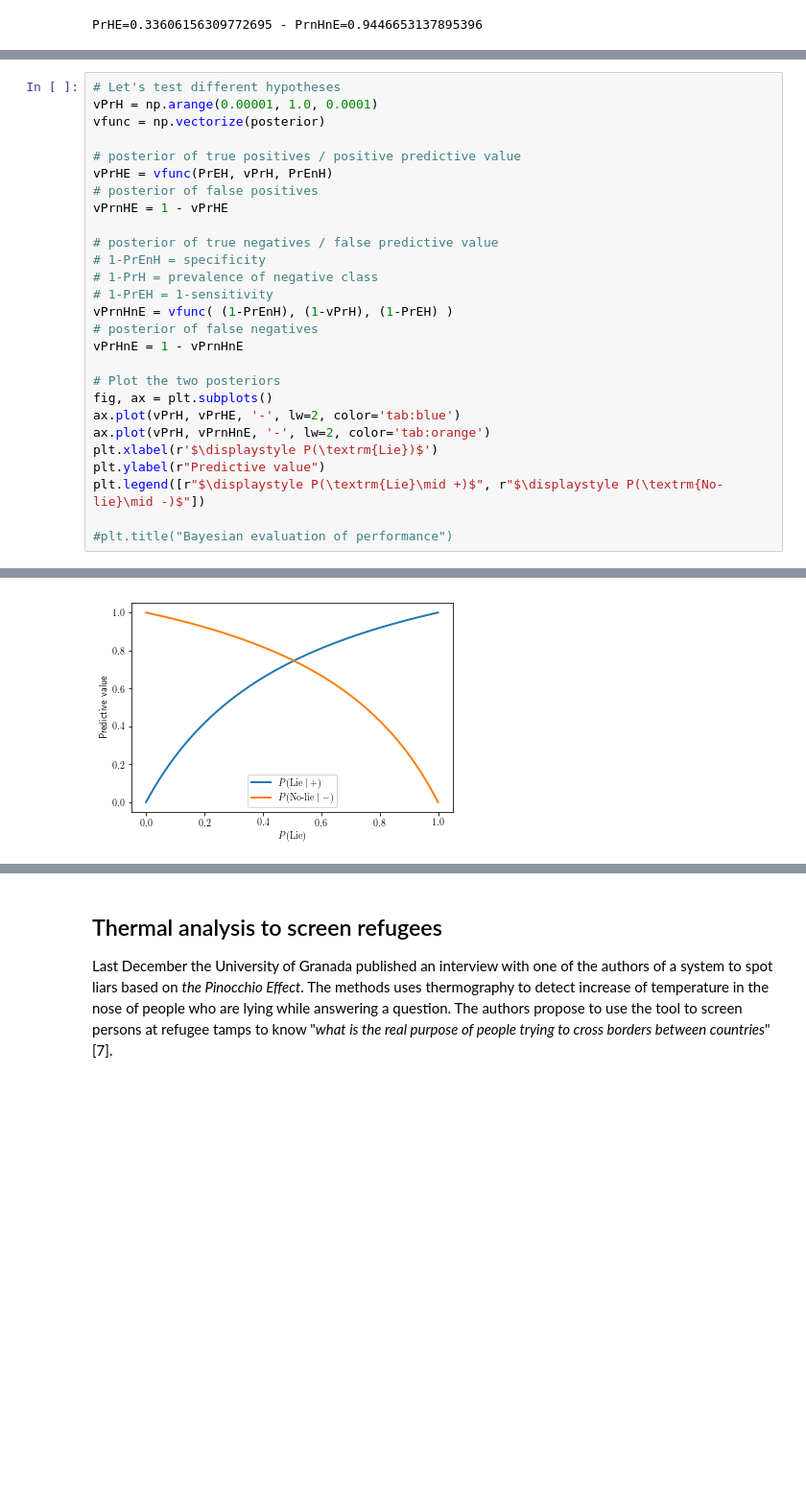
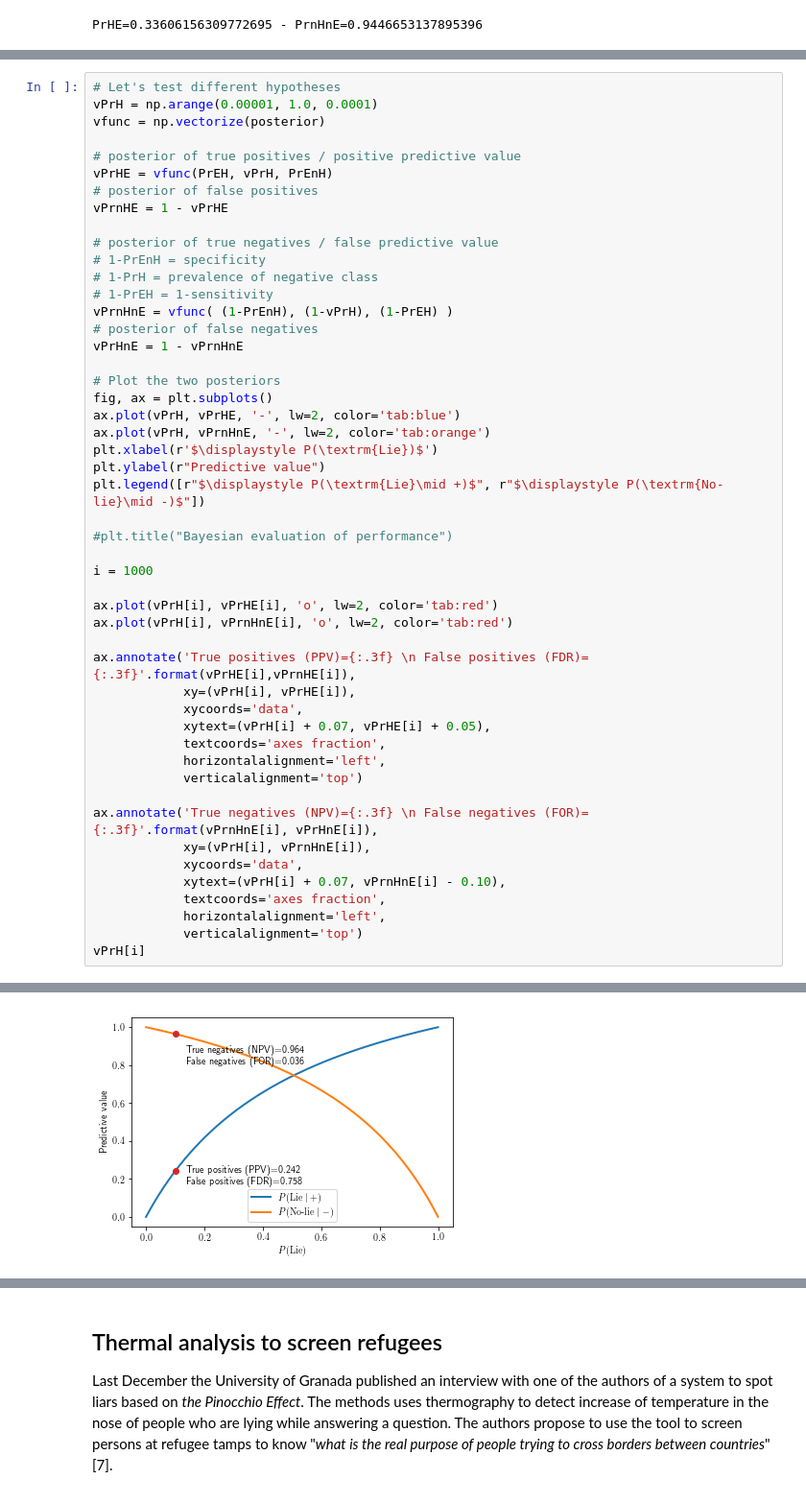
Before and after one commit to javism/bayesian-performance, a Jupyter notebook: bayesian-analysis.ipynb, the cells around one changed output, grey strips where cells are left out. Shown at 96% size. Cells and saved outputs as stored; diff of their text form; blank space fills up the shorter version.

```diff
--- a/bayesian-analysis.ipynb
+++ b/bayesian-analysis.ipynb
@@ -185,4 +185,26 @@ plt.ylabel(r"Predictive value")
 plt.legend([r"$\displaystyle P(\textrm{Lie}\mid +)$", r"$\displaystyle P(\textrm{No-lie}\mid -)$"])
 
 #plt.title("Bayesian evaluation of performance")
+
+i = 1000
+
+ax.plot(vPrH[i], vPrHE[i], 'o', lw=2, color='tab:red')
+ax.plot(vPrH[i], vPrnHnE[i], 'o', lw=2, color='tab:red')
+
+ax.annotate('True positives (PPV)={:.3f} \n False positives (FDR)={:.3f}'.format(vPrHE[i],vPrnHE[i]),
+            xy=(vPrH[i], vPrHE[i]),
+            xycoords='data',
+            xytext=(vPrH[i] + 0.07, vPrHE[i] + 0.05),
+            textcoords='axes fraction',
+            horizontalalignment='left',
+            verticalalignment='top')
+
+ax.annotate('True negatives (NPV)={:.3f} \n False negatives (FOR)={:.3f}'.format(vPrnHnE[i], vPrHnE[i]),
+            xy=(vPrH[i], vPrnHnE[i]),
+            xycoords='data',
+            xytext=(vPrH[i] + 0.07, vPrnHnE[i] - 0.10),
+            textcoords='axes fraction',
+            horizontalalignment='left',
+            verticalalignment='top')
+vPrH[i]
 # %% [output]
@@ -190 +212 @@ plt.legend([r"$\displaystyle P(\textrm{Lie}\mid +)$", r"$\displaystyle P(\textrm
-[figure, old version]
+[figure, new version]
```
Also changed, not shown: parts of 6 cells of this notebook.
